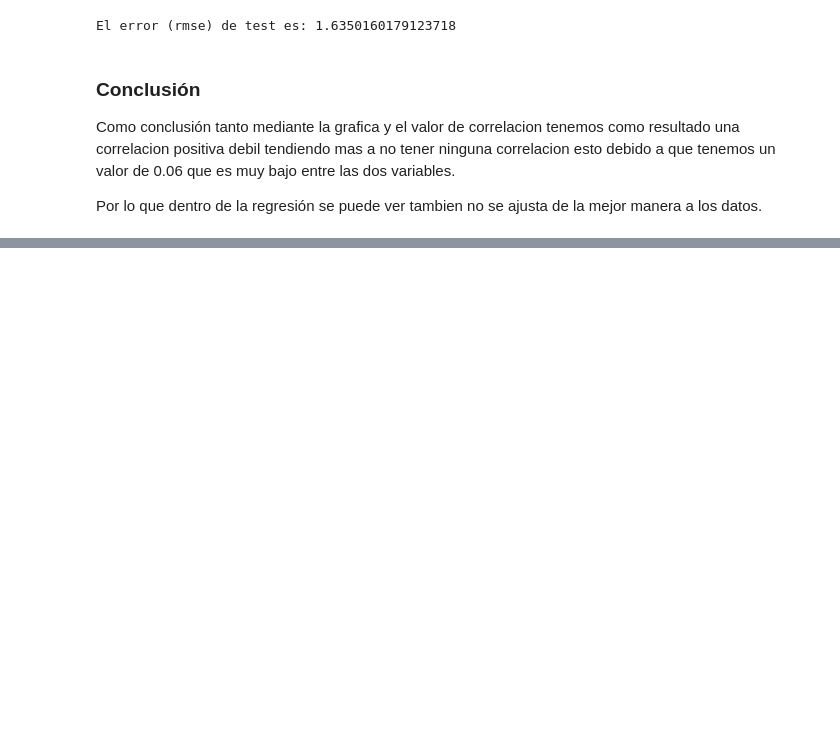
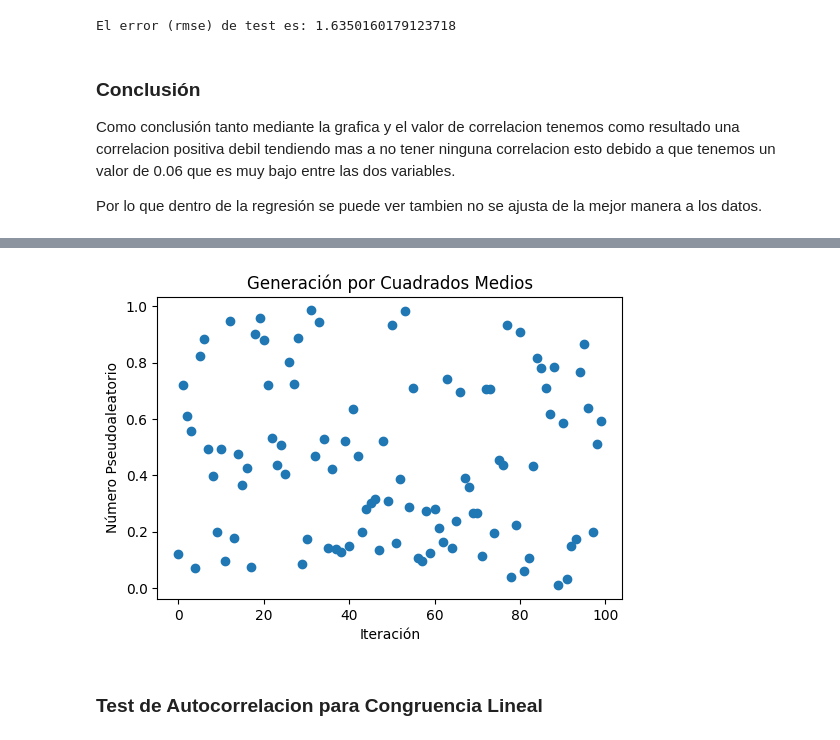
Before and after one commit to Juancarlos56/Repositorio-Simulacion-10, a Jupyter notebook: TareasEnClases/Tarea6__ForestFiresData_PruebasAleatoridad.ipynb, the cells around one changed output, grey strips where cells are left out. Saved outputs shown, nothing was run; the diff lists cells and outputs as text; code cells hidden in the pictures; blank space fills up the shorter version.

```diff
--- a/TareasEnClases/Tarea6__ForestFiresData_PruebasAleatoridad.ipynb
+++ b/TareasEnClases/Tarea6__ForestFiresData_PruebasAleatoridad.ipynb
@@ -306,0 +456,26 @@ Por lo que dentro de la regresión se puede ver tambien no se ajusta de la mejor
+# %%
+numeros_cuadrados_medios = cuadrados_medios(semilla=7363423178943, num_digitos=7)
+print(numeros_cuadrados_medios)
+
+
+
+"""
+m -> Espacio (“lag”) entre los números a ser analizados.
+i -> Índice o elemento del que parte la secuencia.
+N -> Total de números pseudoaleatorios generados
+M -> El número más largo tal que: i+ (M + 1)m≤N
+"""
+
+m = 5
+i = 0
+N = len(numeros_cuadrados_medios)
+M = calcular_M_Verificacion(m, i, N)
+print("\nEl Rango de M: (-∞,", M,"], condicion: M <= ( (N-i)/m ) -1 ")
+print("\nValores: \n\t i=",i,"\n\t m=",m,"\n\t N=",N,"\n\t M=",M,"\n")
+z0, aceptado = test_autocorrelacion(m, i, N, M, numeros_cuadrados_medios)
+print(f'El resultado de la autocorrelación es {z0}')
+
+if(aceptado == True):
+  print('Por lo tanto, pasa la prueba de Aleatoriedad')
+else:
+  print('Por lo tanto, no pasa la prueba de Aleatoriedad')
@@ -306,0 +495,8 @@ Por lo que dentro de la regresión se puede ver tambien no se ajusta de la mejor
+# %%
+graph(numbers = numeros_cuadrados_medios,
+      title = 'Generación por Cuadrados Medios'
+)
+# %% [output]
+[figure, added]
+# %% [markdown]
+### Test de Autocorrelacion para Congruencia Lineal
```
Also changed, not shown: parts of 21 cells of this notebook.
